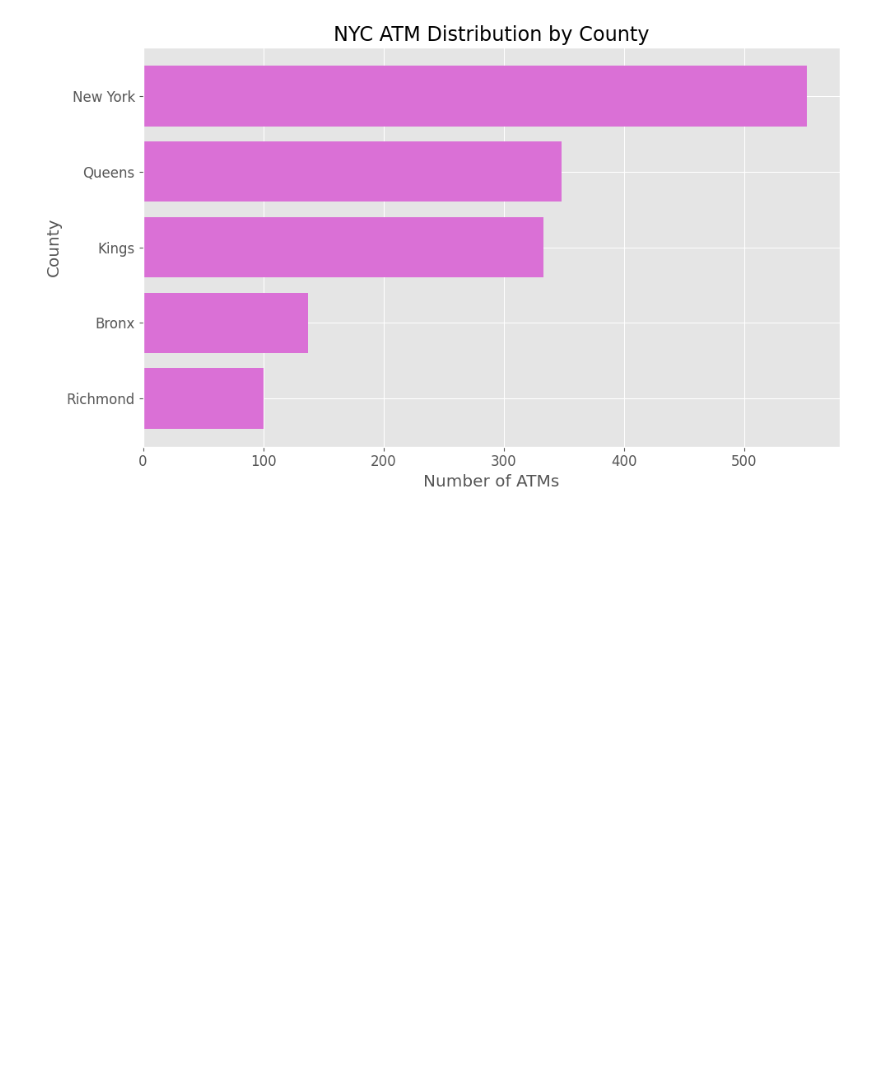
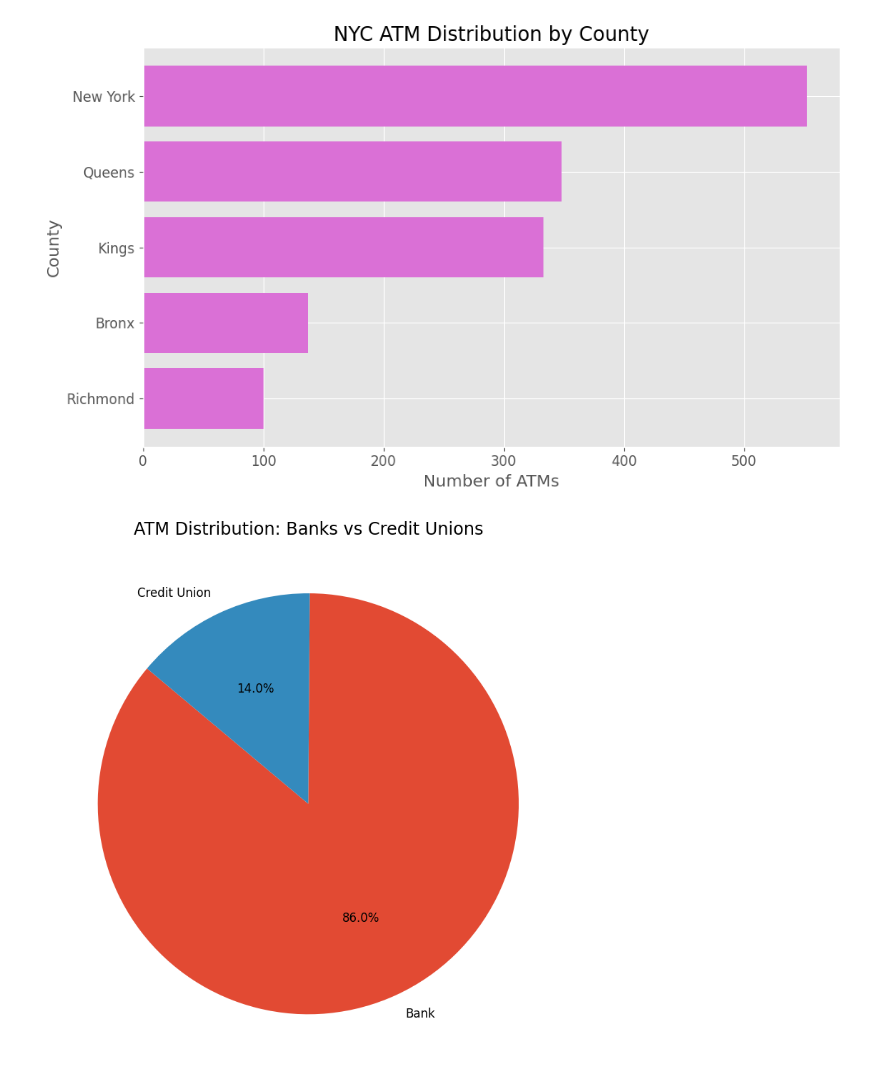
Before and after one commit to Parham-Dehghan/NY-ATM-Analysis, a Jupyter notebook: pp.ipynb, the cells around one changed output. Drawn from its saved outputs; the diff is of its cells as text; code cells hidden in the pictures; blank space fills up the shorter version.

```diff
--- a/pp.ipynb
+++ b/pp.ipynb
@@ -149,3 +149,13 @@ plt.savefig('nyc_atm_by_county.png', dpi=300)
 plt.show()
 # %% [output]
 [figure]
+# %%
+# Pie chart for Institution Type
+plt.figure(figsize=(8,8))
+plt.pie(institution_counts, labels=institution_counts.index, autopct='%1.1f%%', startangle=140)
+plt.title('ATM Distribution: Banks vs Credit Unions')
+plt.tight_layout()
+plt.savefig('institution_type_pie.png', dpi=300)
+plt.show()
+# %% [output]
+[figure, added]
```
Also changed, not shown: 1 other file.
